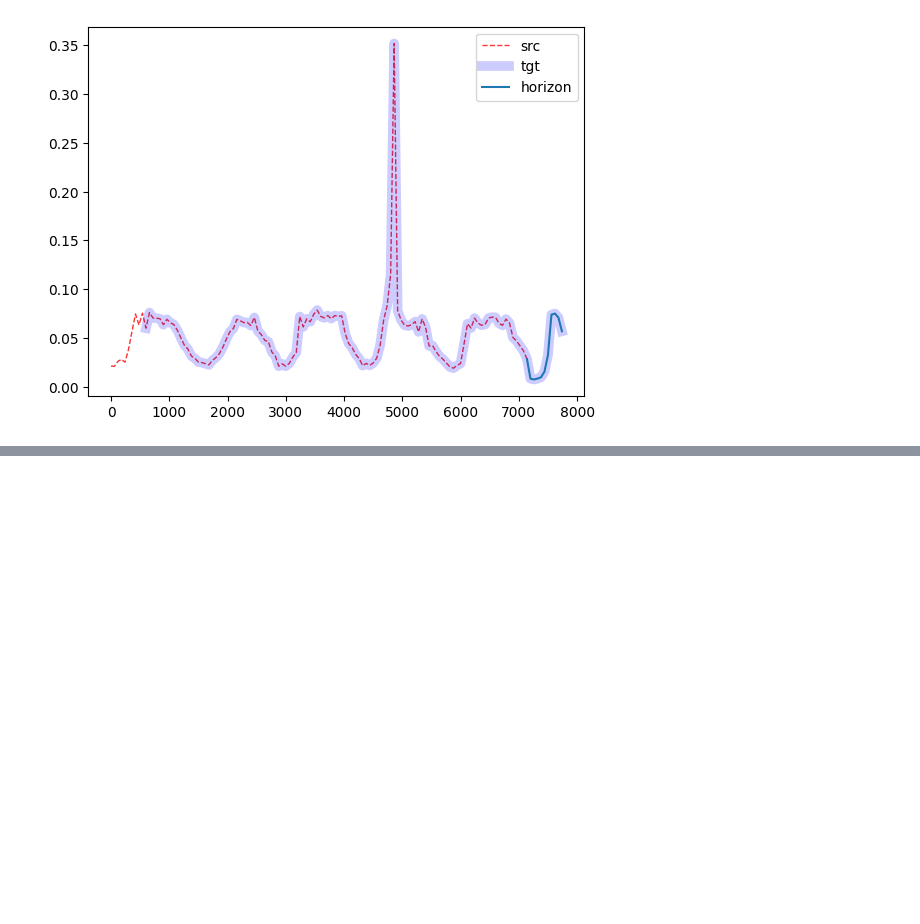
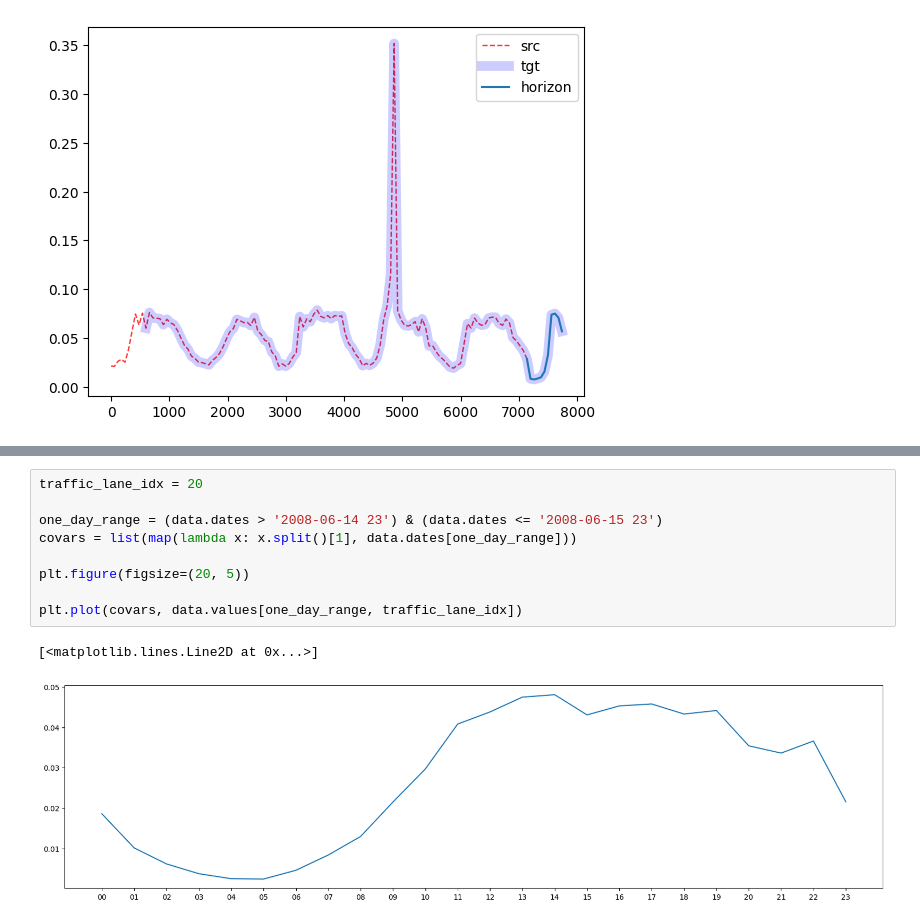
Before and after one commit to FinnAlberts/attention_analysis, a Jupyter notebook: notebooks/visualize_datasets.ipynb, the cells around one changed output, grey strips where cells are left out. Saved outputs shown, nothing was run; the diff lists cells and outputs as text; blank space fills up the shorter version.

```diff
--- a/notebooks/visualize_datasets.ipynb
+++ b/notebooks/visualize_datasets.ipynb
@@ -376,0 +412,12 @@ src_X.shape, src_fX.shape, tgt_X.shape, tgt_fX.shape
+# %%
+traffic_lane_idx = 20
+
+one_day_range = (data.dates > '2008-06-14 23') & (data.dates <= '2008-06-15 23')
+covars = list(map(lambda x: x.split()[1], data.dates[one_day_range]))
+
+plt.figure(figsize=(20, 5))
+
+plt.plot(covars, data.values[one_day_range, traffic_lane_idx])
+# %% [output]
+[<matplotlib.lines.Line2D at 0x...>]
+[figure, added]
```
Also changed, not shown: parts of 10 cells of this notebook, 3 other files.
